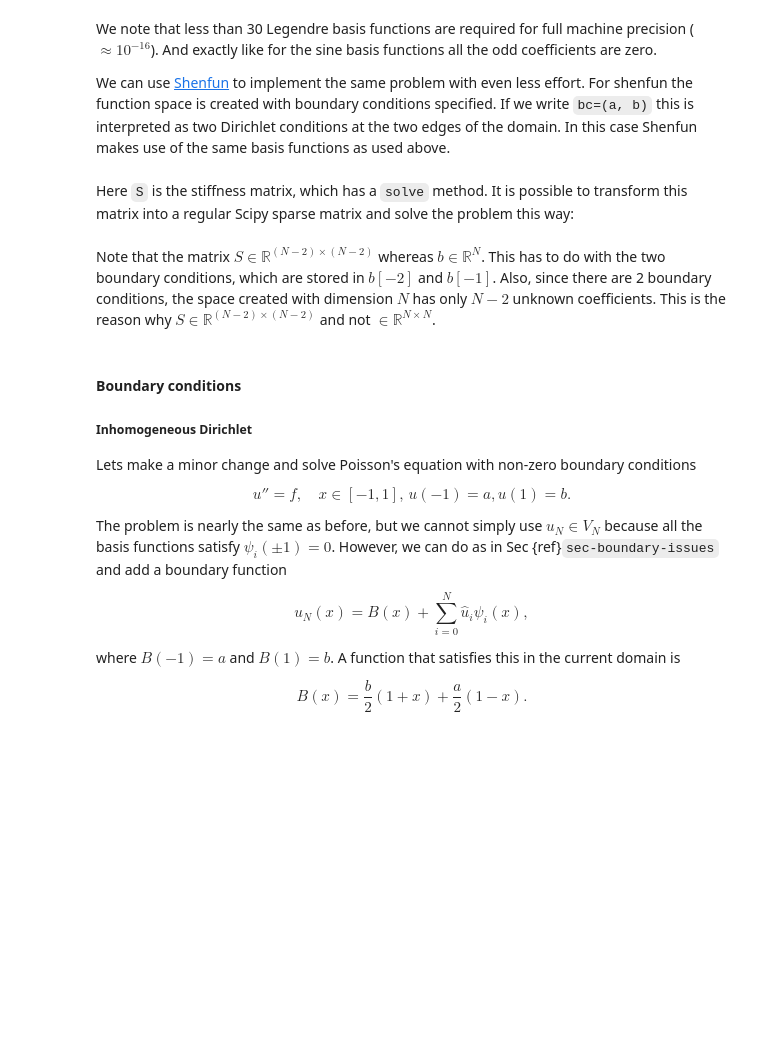
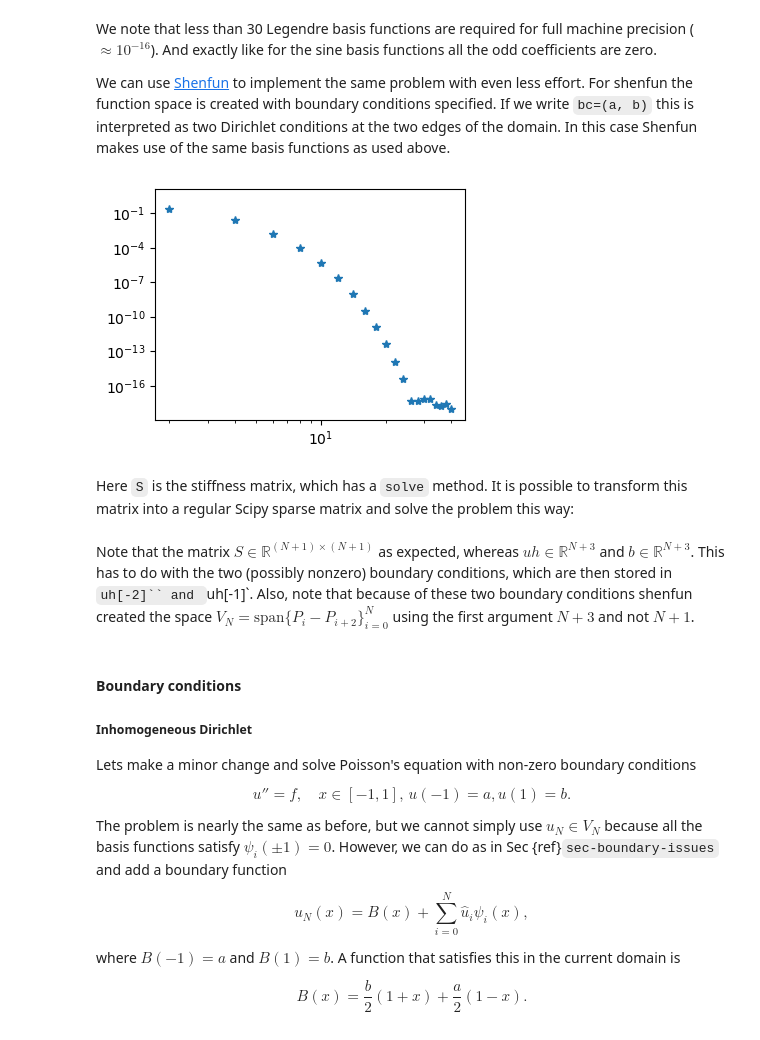
Before and after one commit to MATMEK-4270/matmek4270-book, a Jupyter notebook: lecture11.ipynb, the cells around one changed output. Saved outputs shown, nothing was run; the diff lists cells and outputs as text; code cells hidden in the pictures; blank space fills up the shorter version.

```diff
--- a/lecture11.ipynb
+++ b/lecture11.ipynb
@@ -276,15 +294,17 @@ We can use [Shenfun](https://github.com/spectralDNS/shenfun) to implement the sa
 # %%
 from shenfun import FunctionSpace, TestFunction, TrialFunction, inner, Dx
 
 N = 40
-V = FunctionSpace(N, 'L', bc=(0, 0))
-u = TrialFunction(V)
-v = TestFunction(V)
+VN = FunctionSpace(N+3, 'L', bc=(0, 0))
+u = TrialFunction(VN)
+v = TestFunction(VN)
 S = inner(Dx(u, 0, 1), -Dx(v, 0, 1))
 b = inner(f, v)
 uh = S.solve(b.copy())
 fig = plt.figure(figsize=(4, 3))
-plt.loglog(np.arange(0, N, 2), abs(uh[::2]), '*');
+plt.loglog(np.arange(0, N+1, 2), abs(uh[:-2:2]), '*');
+# %% [output]
+[figure, added]
 # %% [markdown]
 Here `S` is the stiffness matrix, which has a `solve` method. It is possible to transform this matrix into a regular Scipy sparse matrix and solve the problem this way:
 # %%
@@ -293,7 +313,7 @@ Ss = S.diags('csr')
 uh2 = sparse.linalg.spsolve(Ss, b[:-2])
 assert np.allclose(np.array(uh)[:-2], uh2)
 # %% [markdown]
-Note that the matrix $S \in \mathbb{R}^{(N-2)\times (N-2)}$ whereas $b \in \mathbb{R}^N$. This has to do with the two boundary conditions, which are stored in $b[-2]$ and $b[-1]$. Also, since there are 2 boundary conditions, the space created with dimension $N$ has only $N-2$ unknown coefficients. This is the reason why $S \in \mathbb{R}^{(N-2)\times (N-2)}$ and not $\in \mathbb{R}^{ N\times N}$.
+Note that the matrix $S \in \mathbb{R}^{(N+1)\times (N+1)}$ as expected, whereas $uh \in \mathbb{R}^{N+3}$ and $b \in \mathbb{R}^{N+3}$. This has to do with the two (possibly nonzero) boundary conditions, which are then stored in `uh[-2]`` and `uh[-1]`. Also, note that because of these two boundary conditions shenfun created the space $V_N=\text{span}\{P_i-P_{i+2}\}_{i=0}^{N}$ using the first argument $N+3$ and not $N+1$.
 # %% [markdown]
 #### Boundary conditions
 
```
Also changed, not shown: parts of 26 cells of this notebook.
